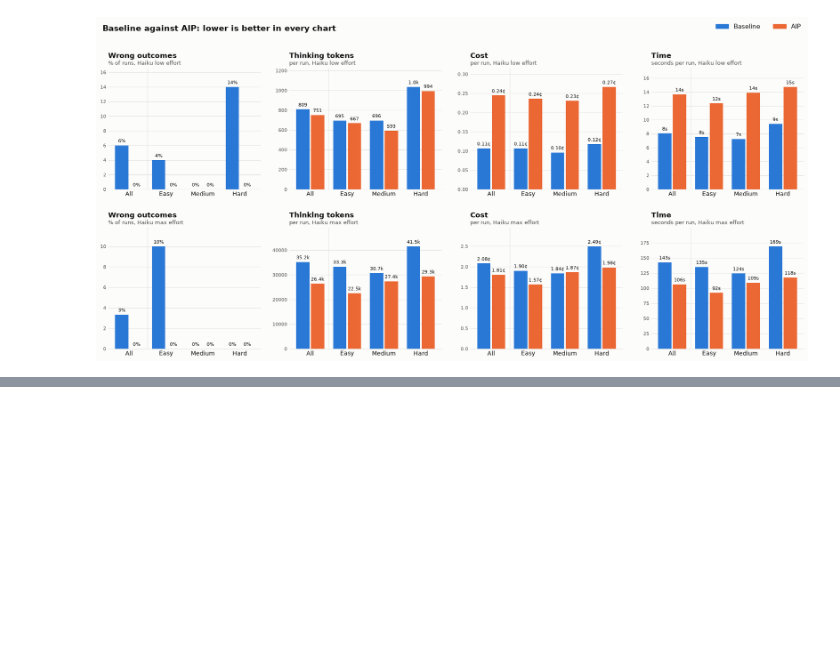
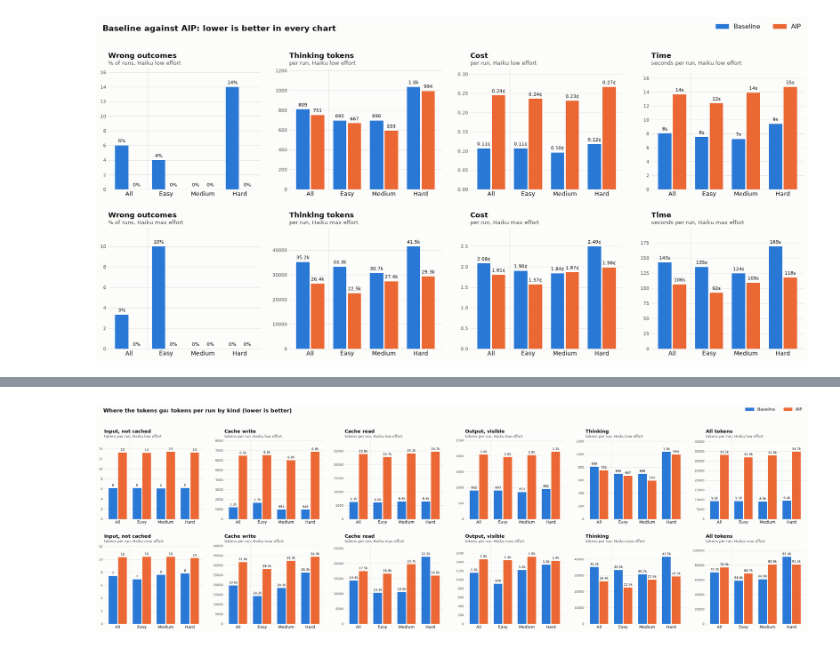
Before and after one commit to zach-blumenfeld/graph-memory-system-one-demo, a Jupyter notebook: loan-bench-aip-demo/analysis.ipynb, the cells around one changed output, grey strips where cells are left out. Cells and saved outputs as stored; diff of their text form; code cells hidden in the pictures; blank space fills up the shorter version.

```diff
--- a/loan-bench-aip-demo/analysis.ipynb
+++ b/loan-bench-aip-demo/analysis.ipynb
@@ -427,0 +378,6 @@ Claude Code reports one cost per run, not a cost per kind of token. The prices b
+# %%
+TOKENS = [panel for panel in SPEND if panel[1] == "tokens per run"]
+bar_figure(TOKENS, "Where the tokens go: tokens per run by kind (lower is better)", name="tokens.png")
+plt.show()
+# %% [output]
+[figure, added]
```
Also changed, not shown: parts of 33 cells of this notebook, 1 other file.
